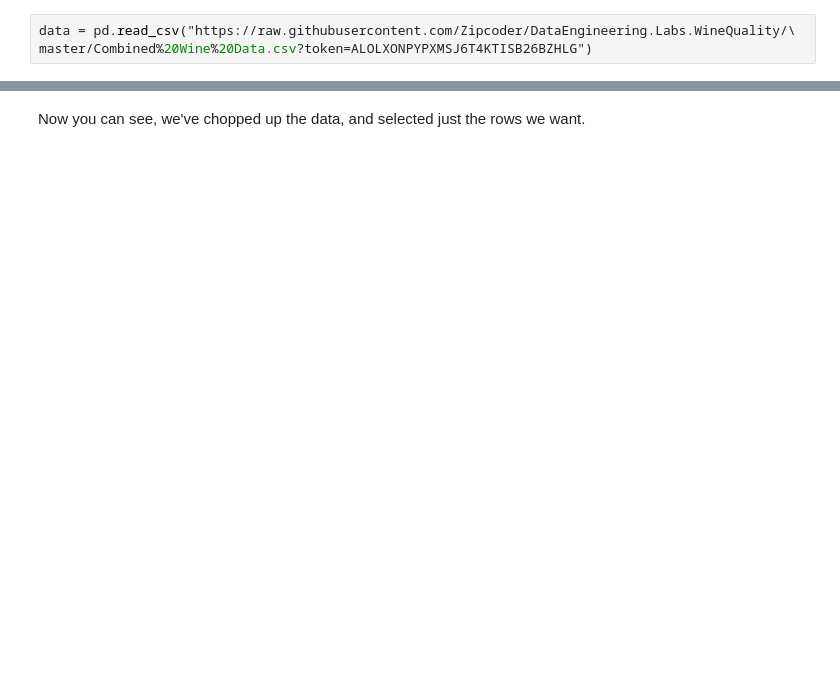
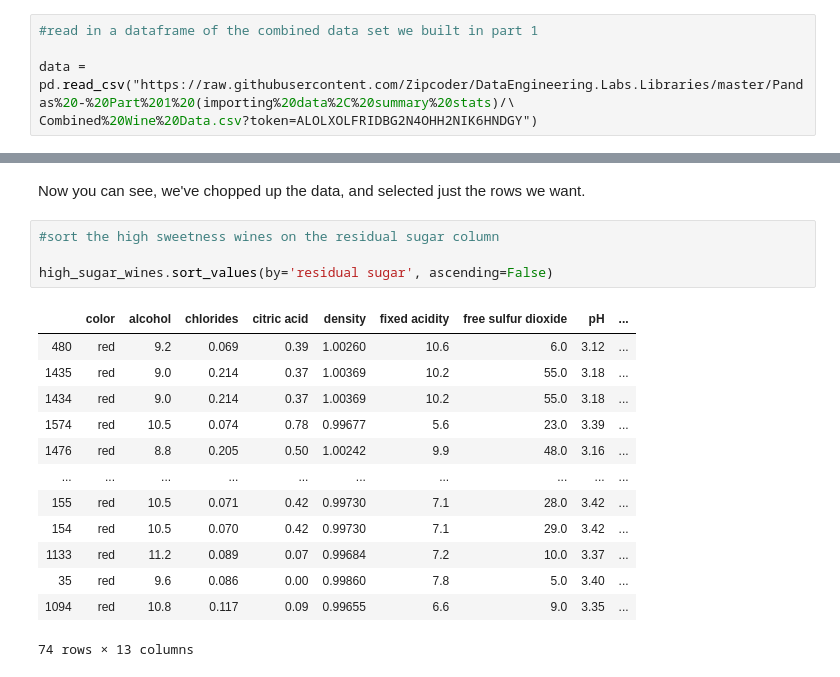
Before and after one commit to ZipCodeCore/DataEngineering.Labs.Libraries, a Jupyter notebook: Pandas - Part 2 (column munging, selections)/Pandas Basics - Pt. 2.ipynb, the cells around one changed output, grey strips where cells are left out. Cells and saved outputs as stored; diff of their text form; blank space fills up the shorter version.

```diff
--- a/Pandas - Part 2 (column munging, selections)/Pandas Basics - Pt. 2.ipynb
+++ b/Pandas - Part 2 (column munging, selections)/Pandas Basics - Pt. 2.ipynb
@@ -12,5 +14,7 @@ import seaborn as sns
 
 With Pandas, you can either read the csv we made in the previous lab, or you can pass the link to the <a href="https://raw.githubusercontent.com/Zipcoder/DataEngineering.Labs.WineQuality/master/Combined%20Wine%20Data.csv?token=ALOLXONPYPXMSJ6T4KTISB26BZHLG">raw content</a>
 # %%
-data = pd.read_csv("https://raw.githubusercontent.com/Zipcoder/DataEngineering.Labs.WineQuality/\
-master/Combined%20Wine%20Data.csv?token=ALOLXONPYPXMSJ6T4KTISB26BZHLG")
+#read in a dataframe of the combined data set we built in part 1
+
+data = pd.read_csv("https://raw.githubusercontent.com/Zipcoder/DataEngineering.Labs.Libraries/master/Pandas%20-%20Part%201%20(importing%20data%2C%20summary%20stats)/\
+Combined%20Wine%20Data.csv?token=ALOLXOLFRIDBG2N4OHH2NIK6HNDGY")
@@ -166,2 +188,20 @@ high_sugar_wines.tail()
 # %% [markdown]
 Now you can see, we've chopped up the data, and selected just the rows we want.
+# %%
+#sort the high sweetness wines on the residual sugar column
+
+high_sugar_wines.sort_values(by='residual sugar', ascending=False)
+# %% [output]
+|  | color | alcohol | chlorides | citric acid | density | fixed acidity | free sulfur dioxide | pH | ... |
+| 480 | red | 9.2 | 0.069 | 0.39 | 1.00260 | 10.6 | 6.0 | 3.12 | ... |
+| 1435 | red | 9.0 | 0.214 | 0.37 | 1.00369 | 10.2 | 55.0 | 3.18 | ... |
+| 1434 | red | 9.0 | 0.214 | 0.37 | 1.00369 | 10.2 | 55.0 | 3.18 | ... |
+| 1574 | red | 10.5 | 0.074 | 0.78 | 0.99677 | 5.6 | 23.0 | 3.39 | ... |
+| 1476 | red | 8.8 | 0.205 | 0.50 | 1.00242 | 9.9 | 48.0 | 3.16 | ... |
+| ... | ... | ... | ... | ... | ... | ... | ... | ... | ... |
+| 155 | red | 10.5 | 0.071 | 0.42 | 0.99730 | 7.1 | 28.0 | 3.42 | ... |
+| 154 | red | 10.5 | 0.070 | 0.42 | 0.99730 | 7.1 | 29.0 | 3.42 | ... |
+| 1133 | red | 11.2 | 0.089 | 0.07 | 0.99684 | 7.2 | 10.0 | 3.37 | ... |
+| 35 | red | 9.6 | 0.086 | 0.00 | 0.99860 | 7.8 | 5.0 | 3.40 | ... |
+| 1094 | red | 10.8 | 0.117 | 0.09 | 0.99655 | 6.6 | 9.0 | 3.35 | ... |
+74 rows × 13 columns
```
Also changed, not shown: parts of 30 cells of this notebook.
